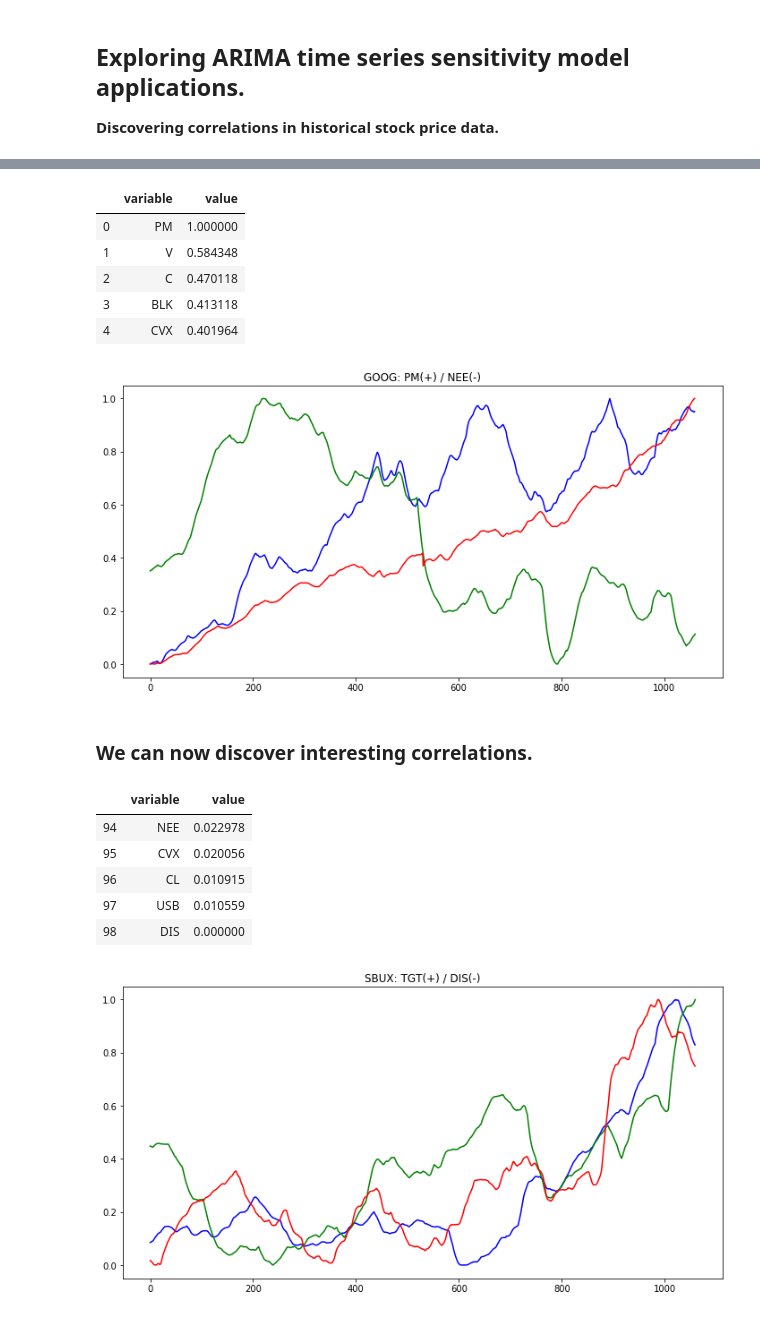
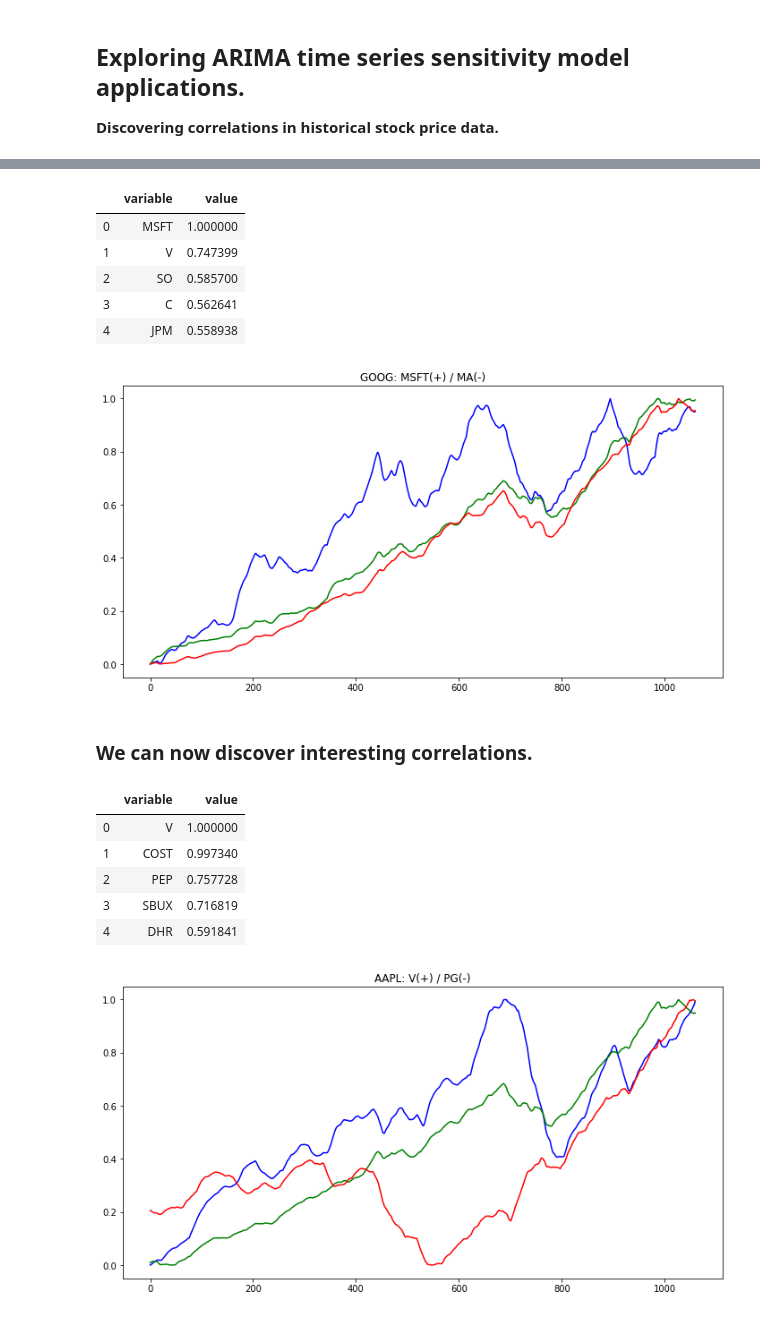
Before and after one commit to iRyanBell/ARIMA_Stock_Correlations, a Jupyter notebook: ARIMA_Stock_Correlations.ipynb, the cells around one changed output, grey strips where cells are left out. Drawn from its saved outputs; the diff is of its cells as text; code cells hidden in the pictures.

```diff
--- a/ARIMA_Stock_Correlations.ipynb
+++ b/ARIMA_Stock_Correlations.ipynb
@@ -49,8 +49,9 @@ for stock in stock_list:
 # Based on: https://github.com/iRyanBell/YQuantify_py/blob/master/weight_sensitivity.py
 
 def perform_analysis(df, col, sensitivity_ratio=0.3):
-  features = list(set(df.columns) - set(['date']))
-  relative_col_idx = features.index(col)
+  features_all = list(set(df.columns) - set(['date']))
+  features = list(set(features_all) - set([col]))
+  relative_col_idx = features_all.index(col)
   train = df[:-1]
 
   model = VAR(endog=train)
@@ -73,7 +74,7 @@ def perform_analysis(df, col, sensitivity_ratio=0.3):
     df_sen = df.copy()
 
     res = sensitivity(df_sen, feature, sensitivity_ratio, percentage=0.1)
-    feature_diff.append(yhat[1, 3] - res)
+    feature_diff.append(yhat[1, relative_col_idx] - res)
 
   df_sen = pd.DataFrame()
   df_sen['features'] = features
@@ -111,22 +112,22 @@ results = find_correlation('GOOG')
 results.head()
 # %% [output]
 |  | variable | value |
-| 0 | PM | 1.000000 |
-| 1 | V | 0.584348 |
-| 2 | C | 0.470118 |
-| 3 | BLK | 0.413118 |
-| 4 | CVX | 0.401964 |
+| 0 | MSFT | 1.000000 |
+| 1 | V | 0.747399 |
+| 2 | SO | 0.585700 |
+| 3 | C | 0.562641 |
+| 4 | JPM | 0.558938 |
-[figure, old version]
+[figure, new version]
 # %% [markdown]
 ### We can now discover interesting correlations.
 # %%
-results = find_correlation('SBUX')
-results.tail()
+results = find_correlation('AAPL')
+results.head()
 # %% [output]
 |  | variable | value |
-| 94 | NEE | 0.022978 |
-| 95 | CVX | 0.020056 |
-| 96 | CL | 0.010915 |
-| 97 | USB | 0.010559 |
-| 98 | DIS | 0.000000 |
+| 0 | V | 1.000000 |
+| 1 | COST | 0.997340 |
+| 2 | PEP | 0.757728 |
+| 3 | SBUX | 0.716819 |
+| 4 | DHR | 0.591841 |
-[figure, old version]
+[figure, new version]
```
